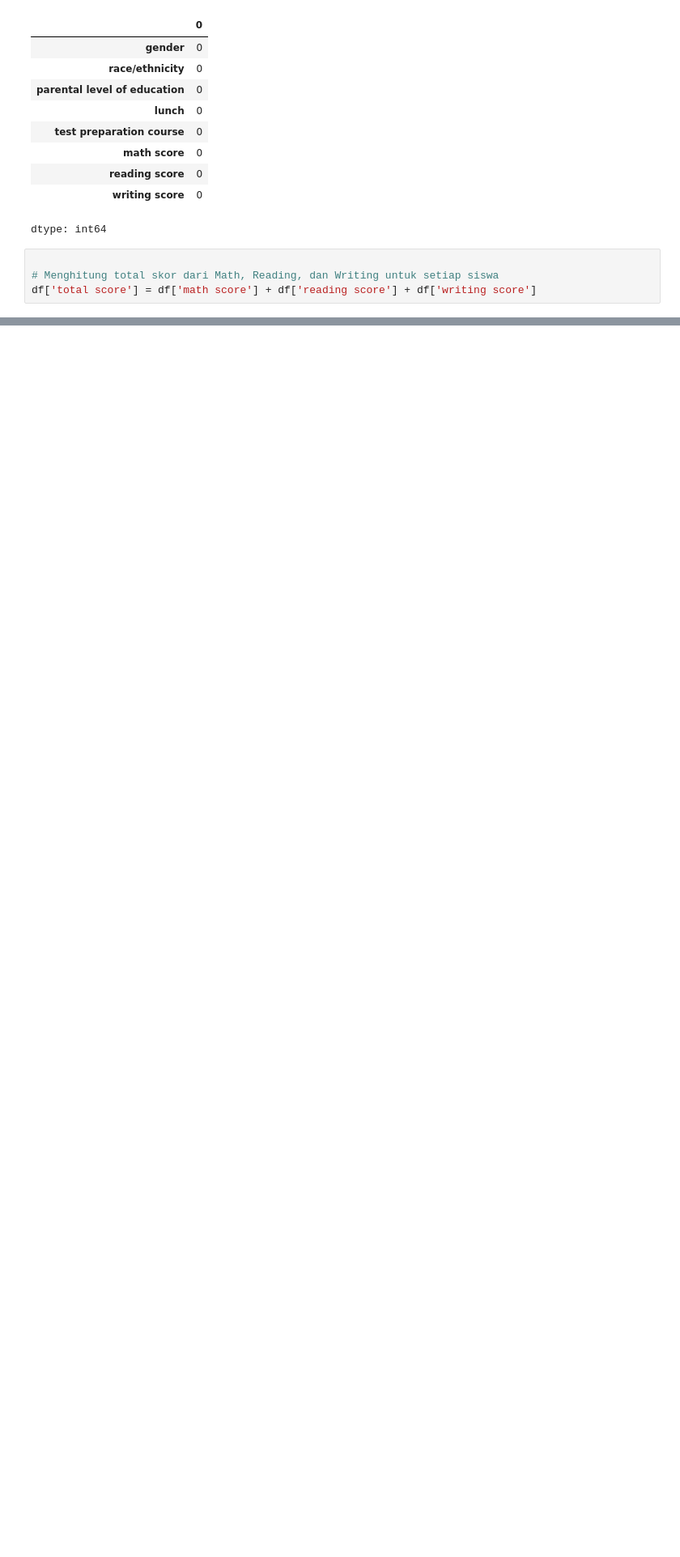
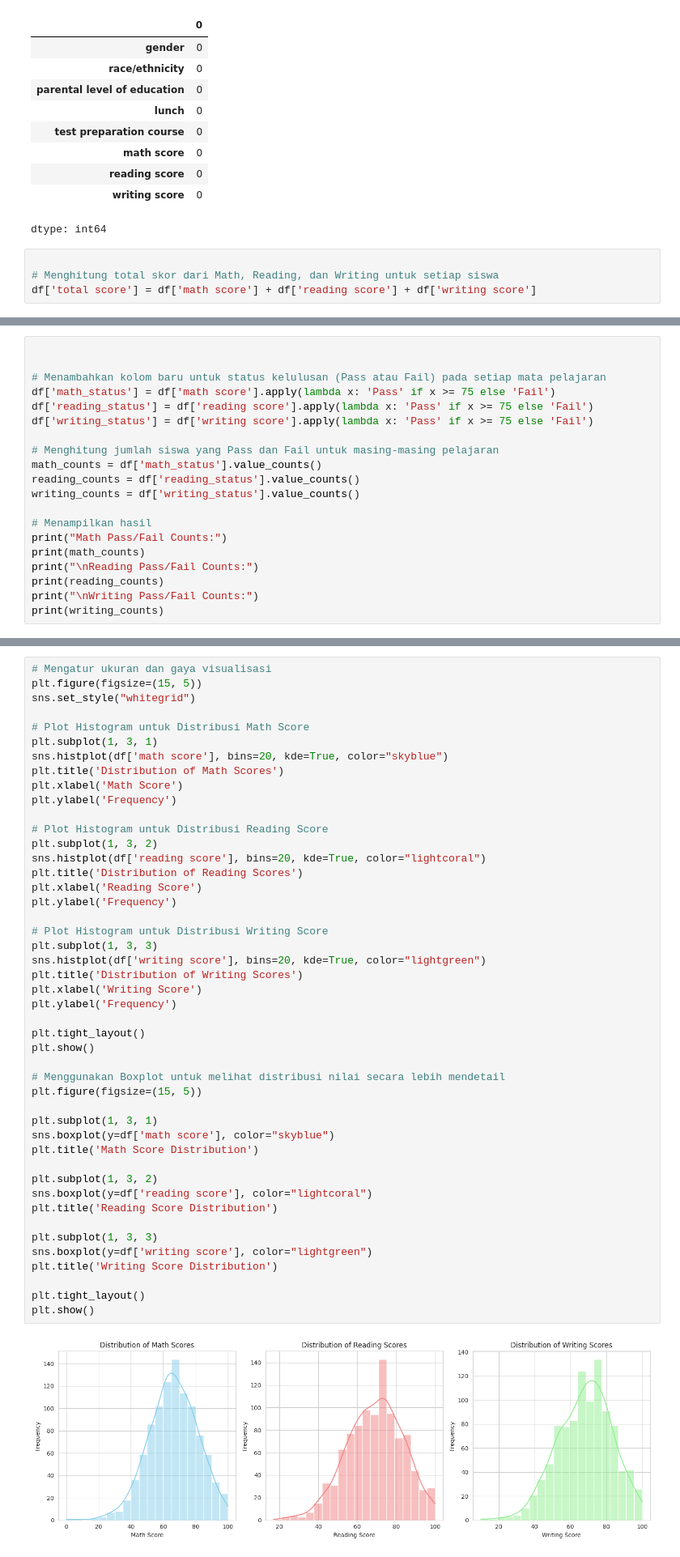
Before and after one commit to gopaps/MachineLearning, a Jupyter notebook: week 4/week_4.ipynb, the cells around one changed output, grey strips where cells are left out. Shown at 81% size. Drawn from its saved outputs; the diff is of its cells as text; blank space fills up the shorter version.

```diff
--- a/week 4/week_4.ipynb
+++ b/week 4/week_4.ipynb
@@ -248,0 +468,20 @@ Passing `palette` without assigning `hue` is deprecated and will be removed in v
+# %%
+
+
+# Menambahkan kolom baru untuk status kelulusan (Pass atau Fail) pada setiap mata pelajaran
+df['math_status'] = df['math score'].apply(lambda x: 'Pass' if x >= 75 else 'Fail')
+df['reading_status'] = df['reading score'].apply(lambda x: 'Pass' if x >= 75 else 'Fail')
+df['writing_status'] = df['writing score'].apply(lambda x: 'Pass' if x >= 75 else 'Fail')
+
+# Menghitung jumlah siswa yang Pass dan Fail untuk masing-masing pelajaran
+math_counts = df['math_status'].value_counts()
+reading_counts = df['reading_status'].value_counts()
+writing_counts = df['writing_status'].value_counts()
+
+# Menampilkan hasil
+print("Math Pass/Fail Counts:")
+print(math_counts)
+print("\nReading Pass/Fail Counts:")
+print(reading_counts)
+print("\nWriting Pass/Fail Counts:")
+print(writing_counts)
@@ -248,0 +506,48 @@ Passing `palette` without assigning `hue` is deprecated and will be removed in v
+# %%
+# Mengatur ukuran dan gaya visualisasi
+plt.figure(figsize=(15, 5))
+sns.set_style("whitegrid")
+
+# Plot Histogram untuk Distribusi Math Score
+plt.subplot(1, 3, 1)
+sns.histplot(df['math score'], bins=20, kde=True, color="skyblue")
+plt.title('Distribution of Math Scores')
+plt.xlabel('Math Score')
+plt.ylabel('Frequency')
+
+# Plot Histogram untuk Distribusi Reading Score
+plt.subplot(1, 3, 2)
+sns.histplot(df['reading score'], bins=20, kde=True, color="lightcoral")
+plt.title('Distribution of Reading Scores')
+plt.xlabel('Reading Score')
+plt.ylabel('Frequency')
+
+# Plot Histogram untuk Distribusi Writing Score
+plt.subplot(1, 3, 3)
+sns.histplot(df['writing score'], bins=20, kde=True, color="lightgreen")
+plt.title('Distribution of Writing Scores')
+plt.xlabel('Writing Score')
+plt.ylabel('Frequency')
+
+plt.tight_layout()
+plt.show()
+
+# Menggunakan Boxplot untuk melihat distribusi nilai secara lebih mendetail
+plt.figure(figsize=(15, 5))
+
+plt.subplot(1, 3, 1)
+sns.boxplot(y=df['math score'], color="skyblue")
+plt.title('Math Score Distribution')
+
+plt.subplot(1, 3, 2)
+sns.boxplot(y=df['reading score'], color="lightcoral")
+plt.title('Reading Score Distribution')
+
+plt.subplot(1, 3, 3)
+sns.boxplot(y=df['writing score'], color="lightgreen")
+plt.title('Writing Score Distribution')
+
+plt.tight_layout()
+plt.show()
+# %% [output]
+[figure, added]
```
Also changed, not shown: parts of 7 cells of this notebook.
